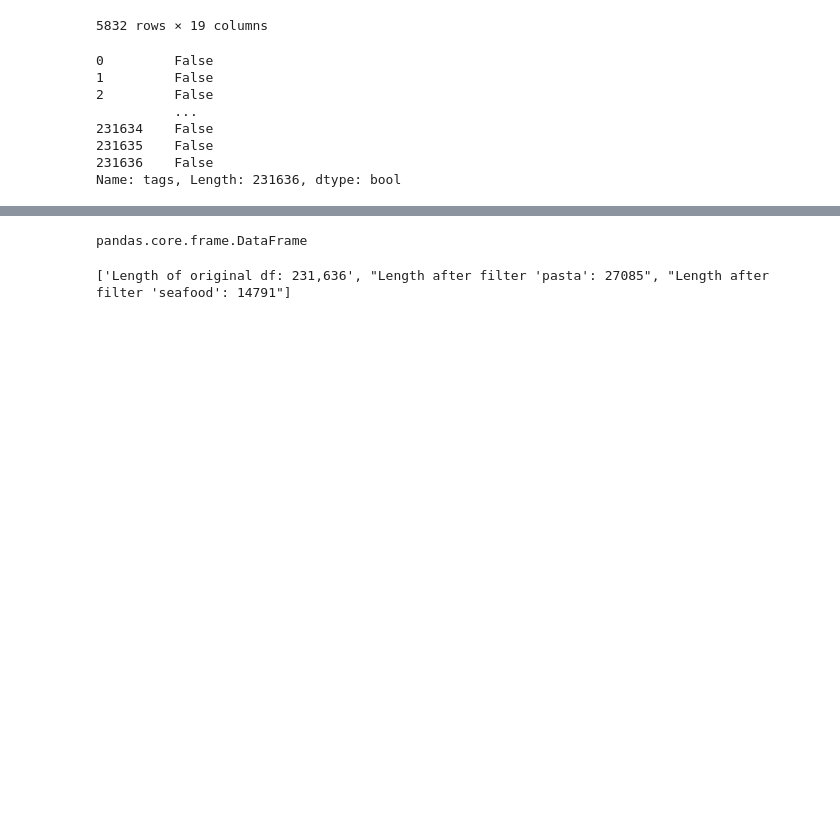
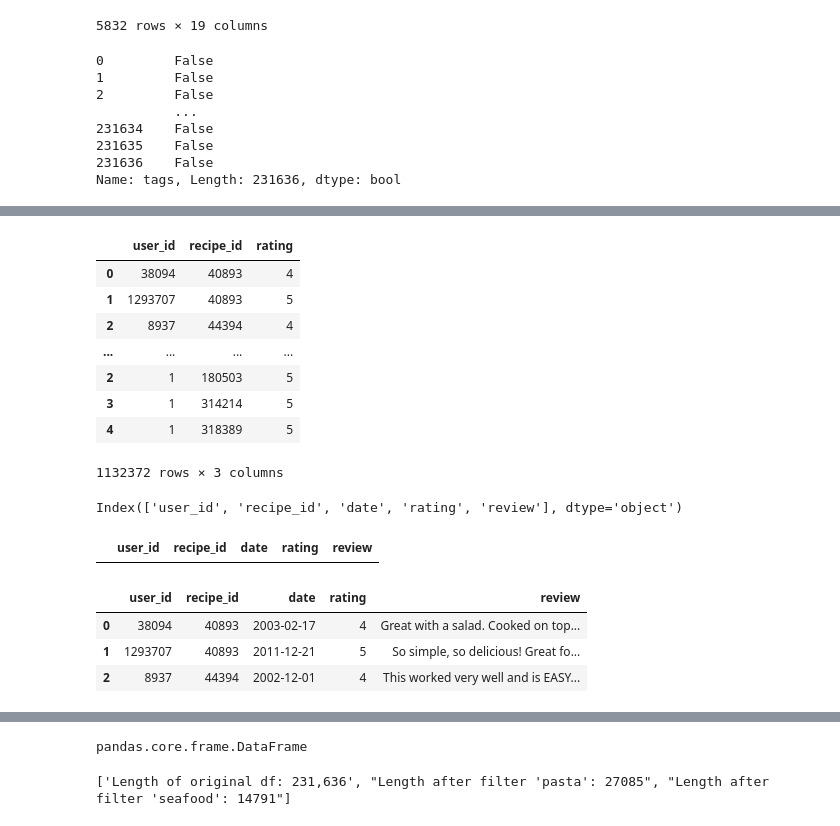
Before and after one commit to mike-flanagan/recipe-book, a Jupyter notebook: FrontEnd_Development_Notebook.ipynb, the cells around one changed output, grey strips where cells are left out. Saved outputs shown, nothing was run; the diff lists cells and outputs as text; code cells hidden in the pictures; blank space fills up the shorter version.

```diff
--- a/FrontEnd_Development_Notebook.ipynb
+++ b/FrontEnd_Development_Notebook.ipynb
@@ -369,0 +387,28 @@ Name: tags, Length: 231636, dtype: bool
+# %%
+frames = [df, udf]
+pd.concat(frames)
+# %% [output]
+|  | user_id | recipe_id | rating |
+| 0 | 38094 | 40893 | 4 |
+| 1 | 1293707 | 40893 | 5 |
+| 2 | 8937 | 44394 | 4 |
+| ... | ... | ... | ... |
+| 2 | 1 | 180503 | 5 |
+| 3 | 1 | 314214 | 5 |
+| 4 | 1 | 318389 | 5 |
+1132372 rows × 3 columns
+# %%
+idf.columns
+# %% [output]
+Index(['user_id', 'recipe_id', 'date', 'rating', 'review'], dtype='object')
+# %%
+idf[idf.user_id == 1]
+# %% [output]
+|  | user_id | recipe_id | date | rating | review |
+# %%
+idf.head(3)
+# %% [output]
+|  | user_id | recipe_id | date | rating | review |
+| 0 | 38094 | 40893 | 2003-02-17 | 4 | Great with a salad. Cooked on top... |
+| 1 | 1293707 | 40893 | 2011-12-21 | 5 | So simple, so delicious! Great fo... |
+| 2 | 8937 | 44394 | 2002-12-01 | 4 | This worked very well and is EASY... |
```
Also changed, not shown: parts of 31 cells of this notebook, 5 other files.
